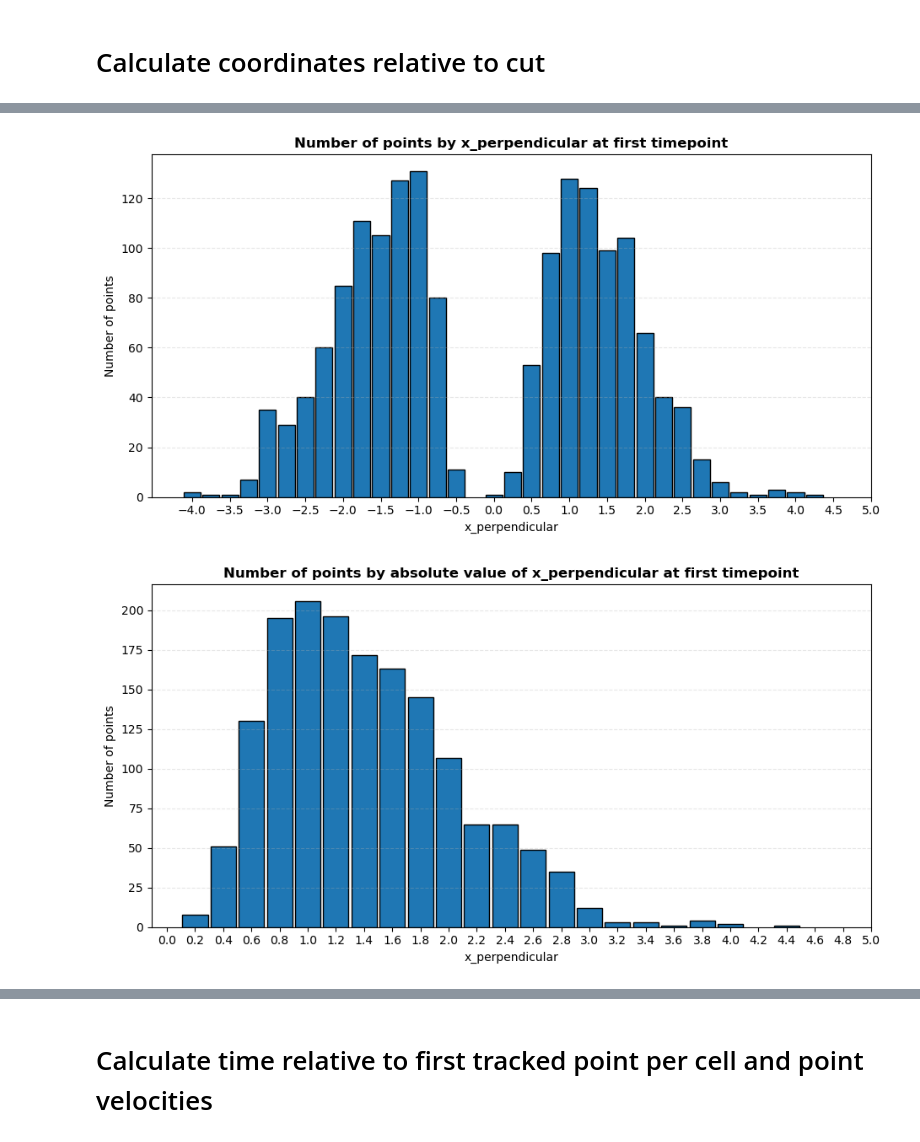
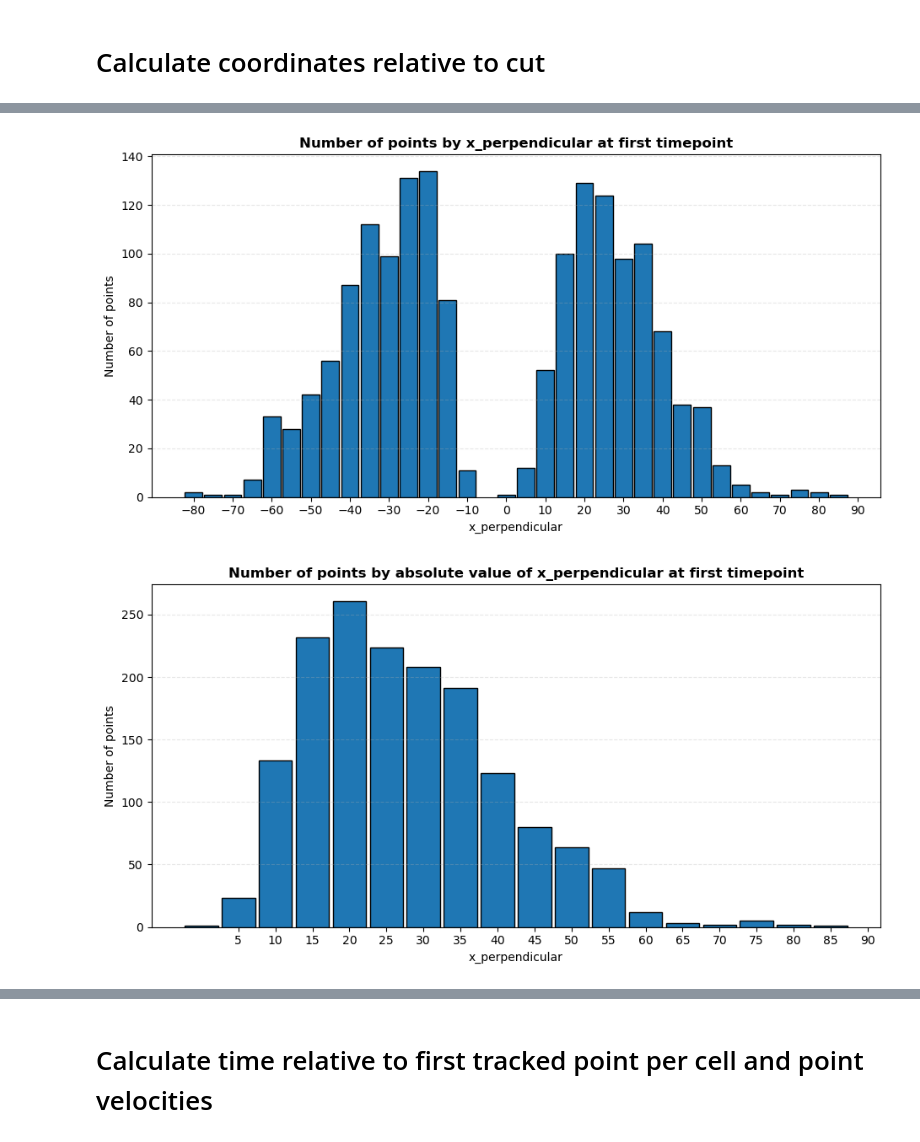
Before and after one commit to signynas/diet4CoLA, a Jupyter notebook: annotated_data.ipynb, the cells around one changed output, grey strips where cells are left out. Cells and saved outputs as stored; diff of their text form; code cells hidden in the pictures.

Commit message:
Do not convert coordinates to micrometers, stick to pixels

```diff
--- a/annotated_data.ipynb
+++ b/annotated_data.ipynb
@@ -41,7 +41,6 @@ for p in files:
         print(f"Warning: skipping {p!r}: no valid points found")
         continue
     result = df[["cell", "time", "x", "y"]].copy()
-    result.rename(columns={"x": "x_px", "y": "y_px"}, inplace=True)
     result["cut"] = result["cell"].apply(lambda x: x.startswith("cut"))
     result["cell_id"] = cell_id
     cell_names = result["cell"].unique()
@@ -57,7 +56,7 @@ if not out_rows:
 print(f"Parsed data for {point_id_counter} unique points from {len(out_rows)} files.")
 
 points = pd.concat(out_rows, ignore_index=True)
-points = points[["point_id", "cell_id", "cut", "time", "x_px", "y_px"]]
+points = points[["point_id", "cell_id", "cut", "time", "x", "y"]]
 
 points.head()
 # %% [output]
@@ -151,12 +150,10 @@ for cell_id in cell_ids:
 
     # Convert coordinates
     if pixel_x is not None and pixel_y is not None:
-        if 'x_px' in cell_df.columns:
-            cell_df['x'] = cell_df['x_px'] * pixel_x
-        if 'y_px' in cell_df.columns:
-            cell_df['y'] = cell_df['y_px'] * pixel_y
+        cell_df['x_pixel_size'] = pixel_x
+        cell_df['y_pixel_size'] = pixel_y
     else:
-        print(f"Warning: Pixel size information not found for {czi_path}; skipping coordinate conversion.")
+        print(f"Warning: Pixel size information not found for {czi_path}.")
 
     processed_groups.append(cell_df)
 
@@ -268,7 +265,7 @@ import matplotlib.pyplot as plt
 import numpy as np
 
 df = points_cut.copy()
-bin_length = 0.25  # x_parallel bin width (fraction of cut length)
+bin_length = 5  # x_parallel bin width (fraction of cut length)
 
 # Drop NaNs in required columns
 df = df.dropna(subset=['x_perpendicular'])
@@ -294,49 +291,49 @@ plt.grid(True, axis='y', alpha=0.3, linestyle='--')
 min_x = df['x_perpendicular'].min()
 max_x = df['x_perpendicular'].max()
 if max_x > min_x:
-    plt.xticks(np.arange(np.floor(min_x), np.ceil(max_x) + bin_length, bin_length * 2))
+    plt.xticks(np.arange(np.floor(min_x-3), np.ceil(max_x) + bin_length, bin_length*2))
 
 plt.tight_layout()
 plt.show()
 # %% [output]
-[figure, old version]
+[figure, new version]
 # %%
 import matplotlib.pyplot as plt
 import numpy as np
 
 df = points_cut.copy()
-bin_length = 0.2  # x_parallel bin width (fraction of cut length)
+bin_length = 5  # x_parallel bin width (fraction of cut length)
 
 # Drop NaNs in required columns
 df = df.dropna(subset=['x_perpendicular'])
 
 # Only look at the first timepoint in each cell (right before cut)
 first_timepoints = df.groupby('cell_id')['time'].min().reset_index()
 df = df.merge(first_timepoints, on=['cell_id', 'time'])
 
 # Use absolute value
 df['x_perpendicular'] = df['x_perpendicular'].abs()
 
 # Bin x_perpendicular (relative to cut length)
 df['x_perpendicular_bin'] = np.floor(df['x_perpendicular'] / bin_length) * bin_length
 
 # Count unique point_ids per x_perpendicular bin
 point_counts = df.groupby('x_perpendicular_bin')['point_id'].nunique().reset_index()
 
 plt.figure(figsize=(9.5, 5))
 plt.bar(point_counts['x_perpendicular_bin'], point_counts['point_id'], width=bin_length*0.9, align='center', edgecolor='black')
 plt.xlabel('x_perpendicular')
 plt.ylabel('Number of points')
 plt.title('Number of points by absolute value of x_perpendicular at first timepoint', fontweight='bold')
 plt.grid(True, axis='y', alpha=0.3, linestyle='--')
 
 # X-axis ticks
 min_x = df['x_perpendicular'].min()
 max_x = df['x_perpendicular'].max()
 if max_x > min_x:
-    plt.xticks(np.arange(np.floor(min_x), np.ceil(max_x) + bin_length, bin_length))
+    plt.xticks(np.arange(np.floor(min_x + 1), np.ceil(max_x) + bin_length, bin_length))
 
 plt.tight_layout()
 plt.show()
 # %% [output]
-[figure, old version]
+[figure, new version]
```
Also changed, not shown: parts of 13 cells of this notebook, 1 other file.
